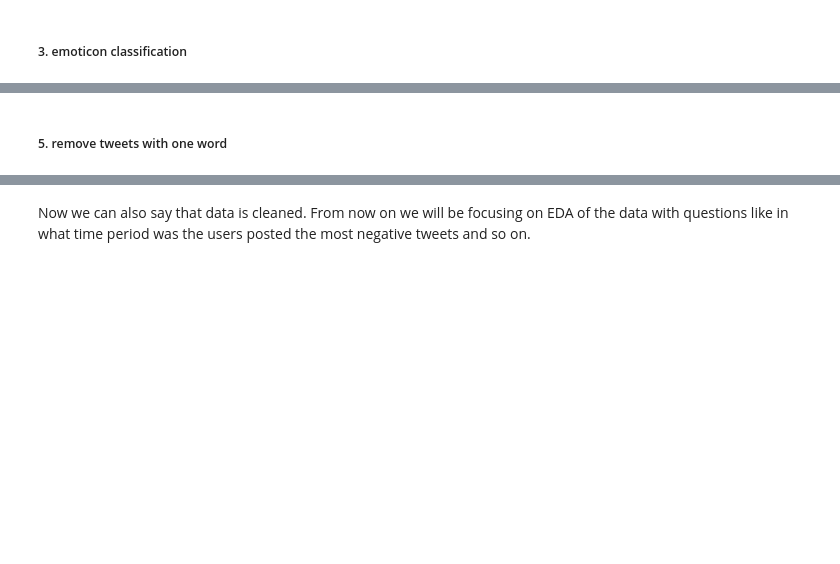
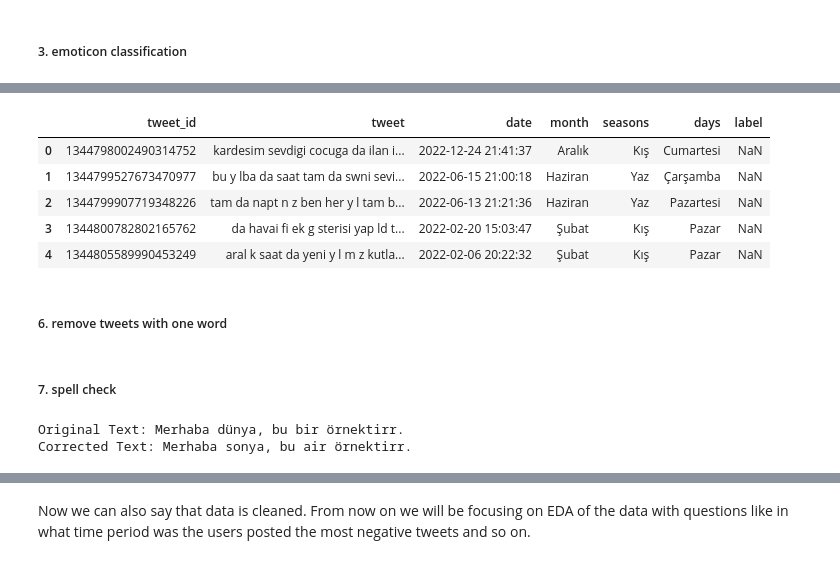
Before and after one commit to BaranBicen/Sentimen-analysis-on-twitter, a Jupyter notebook: sentiment analysis.ipynb, the cells around one changed output, grey strips where cells are left out. Saved outputs shown, nothing was run; the diff lists cells and outputs as text; code cells hidden in the pictures; blank space fills up the shorter version.

```diff
--- a/sentiment analysis.ipynb
+++ b/sentiment analysis.ipynb
@@ -304,6 +324,34 @@ test_df["tweet"] = test_df["tweet"].apply(lambda x: re.sub(r'[^a-zA-Z0-9]',' ',x
+# %%
+combined_df.head()
+# %% [output]
+|  | tweet_id | tweet | date | month | seasons | days | label |
+| 0 | 1344798002490314752 | kardesim sevdigi cocuga da ilan i... | 2022-12-24 21:41:37 | Aralık | Kış | Cumartesi | NaN |
+| 1 | 1344799527673470977 | bu y lba da saat tam da swni sevi... | 2022-06-15 21:00:18 | Haziran | Yaz | Çarşamba | NaN |
+| 2 | 1344799907719348226 | tam da napt n z ben her y l tam b... | 2022-06-13 21:21:36 | Haziran | Yaz | Pazartesi | NaN |
+| 3 | 1344800782802165762 | da havai fi ek g sterisi yap ld t... | 2022-02-20 15:03:47 | Şubat | Kış | Pazar | NaN |
+| 4 | 1344805589990453249 | aral k saat da yeni y l m z kutla... | 2022-02-06 20:22:32 | Şubat | Kış | Pazar | NaN |
 # %% [markdown]
-##### 5. remove tweets with one word
+##### 6. remove tweets with one word
 # %%
 combined_df["tweet"] = combined_df["tweet"].apply(lambda x: "".join([w for w in x.split() if len(w)>1]))
 train_df["tweet"] = train_df["tweet"].apply(lambda x: "".join([w for w in x.split() if len(w)>1]))
 test_df["tweet"] = test_df["tweet"].apply(lambda x: "".join([w for w in x.split() if len(w)>1]))
+# %% [markdown]
+##### 7. spell check
+# %%
+from textblob import TextBlob
+
+# Sample Turkish text
+turkish_text = "Merhaba dünya, bu bir örnektirr."
+
+# Create a TextBlob object
+blob = TextBlob(turkish_text)
+
+# Perform spell checking and correction
+corrected_text = str(blob.correct())
+
+print("Original Text:", turkish_text)
+print("Corrected Text:", corrected_text)
+# %% [output]
+Original Text: Merhaba dünya, bu bir örnektirr.
+Corrected Text: Merhaba sonya, bu air örnektirr.
```
Also changed, not shown: parts of 15 cells of this notebook.
